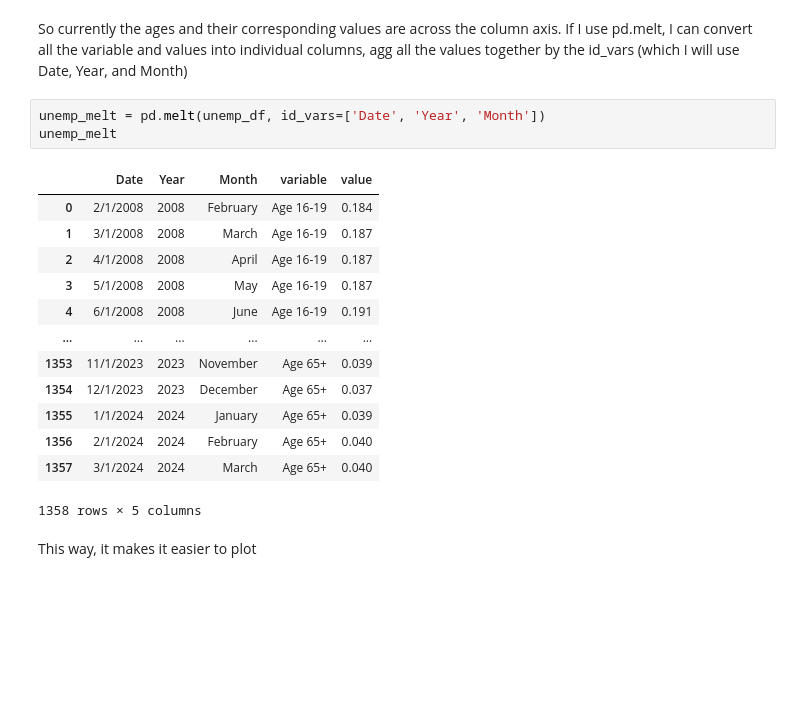
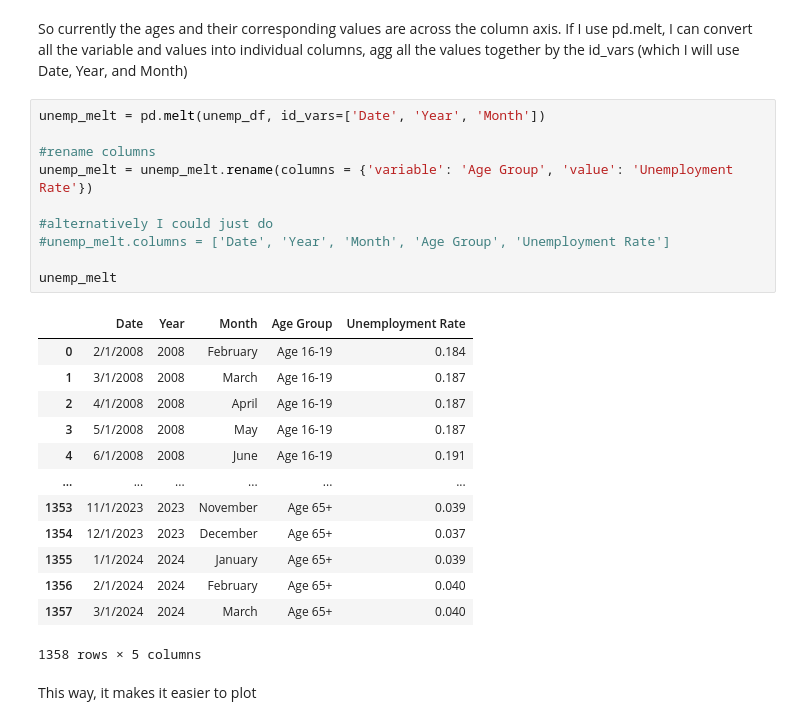
Before and after one commit to tinalina1003/unemployment-rate-Cali, a Jupyter notebook: main.ipynb, the cells around one changed output. Saved outputs shown, nothing was run; the diff lists cells and outputs as text; blank space fills up the shorter version.

```diff
--- a/main.ipynb
+++ b/main.ipynb
@@ -70,22 +74,29 @@ unemp_over_time
 194 rows × 9 columns
 # %% [markdown]
 So currently the ages and their corresponding values are across the column axis. If I use pd.melt, I can convert all the variable and values into individual columns, agg all the values together by the id_vars (which I will use Date, Year, and Month)
-# %%
-unemp_melt = pd.melt(unemp_df, id_vars=['Date', 'Year', 'Month'])
-unemp_melt
-# %% [output]
-|  | Date | Year | Month | variable | value |
-| 0 | 2/1/2008 | 2008 | February | Age 16-19 | 0.184 |
-| 1 | 3/1/2008 | 2008 | March | Age 16-19 | 0.187 |
-| 2 | 4/1/2008 | 2008 | April | Age 16-19 | 0.187 |
-| 3 | 5/1/2008 | 2008 | May | Age 16-19 | 0.187 |
-| 4 | 6/1/2008 | 2008 | June | Age 16-19 | 0.191 |
-| ... | ... | ... | ... | ... | ... |
-| 1353 | 11/1/2023 | 2023 | November | Age 65+ | 0.039 |
-| 1354 | 12/1/2023 | 2023 | December | Age 65+ | 0.037 |
-| 1355 | 1/1/2024 | 2024 | January | Age 65+ | 0.039 |
-| 1356 | 2/1/2024 | 2024 | February | Age 65+ | 0.040 |
-| 1357 | 3/1/2024 | 2024 | March | Age 65+ | 0.040 |
-1358 rows × 5 columns
+# %%
+unemp_melt = pd.melt(unemp_df, id_vars=['Date', 'Year', 'Month'])
+
+#rename columns
+unemp_melt = unemp_melt.rename(columns = {'variable': 'Age Group', 'value': 'Unemployment Rate'})
+
+#alternatively I could just do
+#unemp_melt.columns = ['Date', 'Year', 'Month', 'Age Group', 'Unemployment Rate']
+
+unemp_melt
+# %% [output]
+|  | Date | Year | Month | Age Group | Unemployment Rate |
+| 0 | 2/1/2008 | 2008 | February | Age 16-19 | 0.184 |
+| 1 | 3/1/2008 | 2008 | March | Age 16-19 | 0.187 |
+| 2 | 4/1/2008 | 2008 | April | Age 16-19 | 0.187 |
+| 3 | 5/1/2008 | 2008 | May | Age 16-19 | 0.187 |
+| 4 | 6/1/2008 | 2008 | June | Age 16-19 | 0.191 |
+| ... | ... | ... | ... | ... | ... |
+| 1353 | 11/1/2023 | 2023 | November | Age 65+ | 0.039 |
+| 1354 | 12/1/2023 | 2023 | December | Age 65+ | 0.037 |
+| 1355 | 1/1/2024 | 2024 | January | Age 65+ | 0.039 |
+| 1356 | 2/1/2024 | 2024 | February | Age 65+ | 0.040 |
+| 1357 | 3/1/2024 | 2024 | March | Age 65+ | 0.040 |
+1358 rows × 5 columns
 # %% [markdown]
 This way, it makes it easier to plot
```
Also changed, not shown: parts of 2 cells of this notebook, 1 other file.
